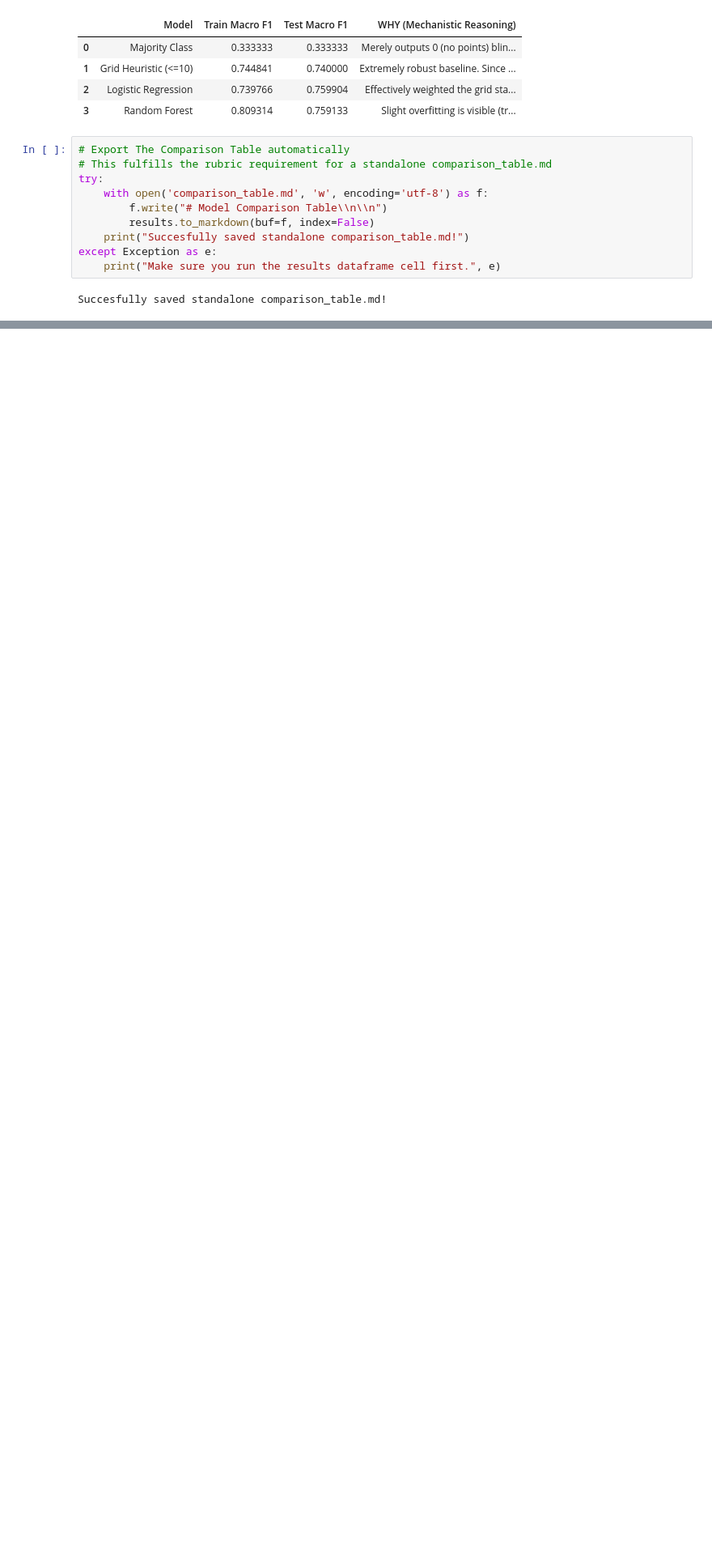
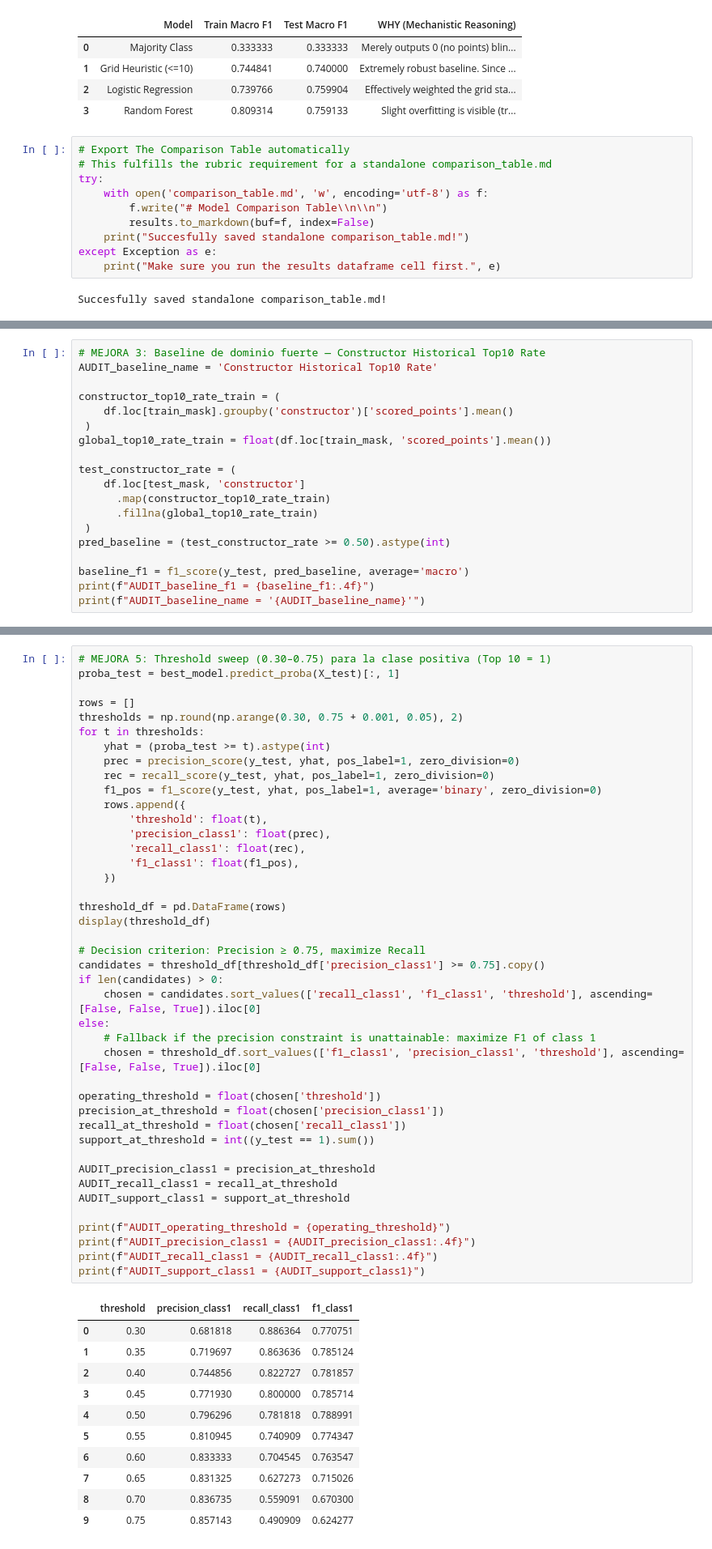
Before and after one commit to Elm3rFgr0a/iit414w-lab03-group13, a Jupyter notebook: lab3_model_comparison.ipynb, the cells around one changed output, grey strips where cells are left out. Shown at 81% size. Cells and saved outputs as stored; diff of their text form; blank space fills up the shorter version.

```diff
--- a/lab3_model_comparison.ipynb
+++ b/lab3_model_comparison.ipynb
@@ -255,0 +664,19 @@ Succesfully saved standalone comparison_table.md!
+# %%
+# MEJORA 3: Baseline de dominio fuerte — Constructor Historical Top10 Rate
+AUDIT_baseline_name = 'Constructor Historical Top10 Rate'
+
+constructor_top10_rate_train = (
+    df.loc[train_mask].groupby('constructor')['scored_points'].mean()
+ )
+global_top10_rate_train = float(df.loc[train_mask, 'scored_points'].mean())
+
+test_constructor_rate = (
+    df.loc[test_mask, 'constructor']
+      .map(constructor_top10_rate_train)
+      .fillna(global_top10_rate_train)
+ )
+pred_baseline = (test_constructor_rate >= 0.50).astype(int)
+
+baseline_f1 = f1_score(y_test, pred_baseline, average='macro')
+print(f"AUDIT_baseline_f1 = {baseline_f1:.4f}")
+print(f"AUDIT_baseline_name = '{AUDIT_baseline_name}'")
@@ -255,0 +754,54 @@ Succesfully saved standalone comparison_table.md!
+# %%
+# MEJORA 5: Threshold sweep (0.30–0.75) para la clase positiva (Top 10 = 1)
+proba_test = best_model.predict_proba(X_test)[:, 1]
+
+rows = []
+thresholds = np.round(np.arange(0.30, 0.75 + 0.001, 0.05), 2)
+for t in thresholds:
+    yhat = (proba_test >= t).astype(int)
+    prec = precision_score(y_test, yhat, pos_label=1, zero_division=0)
+    rec = recall_score(y_test, yhat, pos_label=1, zero_division=0)
+    f1_pos = f1_score(y_test, yhat, pos_label=1, average='binary', zero_division=0)
+    rows.append({
+        'threshold': float(t),
+        'precision_class1': float(prec),
+        'recall_class1': float(rec),
+        'f1_class1': float(f1_pos),
+    })
+
+threshold_df = pd.DataFrame(rows)
+display(threshold_df)
+
+# Decision criterion: Precision ≥ 0.75, maximize Recall
+candidates = threshold_df[threshold_df['precision_class1'] >= 0.75].copy()
+if len(candidates) > 0:
+    chosen = candidates.sort_values(['recall_class1', 'f1_class1', 'threshold'], ascending=[False, False, True]).iloc[0]
+else:
+    # Fallback if the precision constraint is unattainable: maximize F1 of class 1
+    chosen = threshold_df.sort_values(['f1_class1', 'precision_class1', 'threshold'], ascending=[False, False, True]).iloc[0]
+
+operating_threshold = float(chosen['threshold'])
+precision_at_threshold = float(chosen['precision_class1'])
+recall_at_threshold = float(chosen['recall_class1'])
+support_at_threshold = int((y_test == 1).sum())
+
+AUDIT_precision_class1 = precision_at_threshold
+AUDIT_recall_class1 = recall_at_threshold
+AUDIT_support_class1 = support_at_threshold
+
+print(f"AUDIT_operating_threshold = {operating_threshold}")
+print(f"AUDIT_precision_class1 = {AUDIT_precision_class1:.4f}")
+print(f"AUDIT_recall_class1 = {AUDIT_recall_class1:.4f}")
+print(f"AUDIT_support_class1 = {AUDIT_support_class1}")
+# %% [output]
+|  | threshold | precision_class1 | recall_class1 | f1_class1 |
+| 0 | 0.30 | 0.681818 | 0.886364 | 0.770751 |
+| 1 | 0.35 | 0.719697 | 0.863636 | 0.785124 |
+| 2 | 0.40 | 0.744856 | 0.822727 | 0.781857 |
+| 3 | 0.45 | 0.771930 | 0.800000 | 0.785714 |
+| 4 | 0.50 | 0.796296 | 0.781818 | 0.788991 |
+| 5 | 0.55 | 0.810945 | 0.740909 | 0.774347 |
+| 6 | 0.60 | 0.833333 | 0.704545 | 0.763547 |
+| 7 | 0.65 | 0.831325 | 0.627273 | 0.715026 |
+| 8 | 0.70 | 0.836735 | 0.559091 | 0.670300 |
+| 9 | 0.75 | 0.857143 | 0.490909 | 0.624277 |
```
Also changed, not shown: parts of 40 cells of this notebook, 26 other files.
